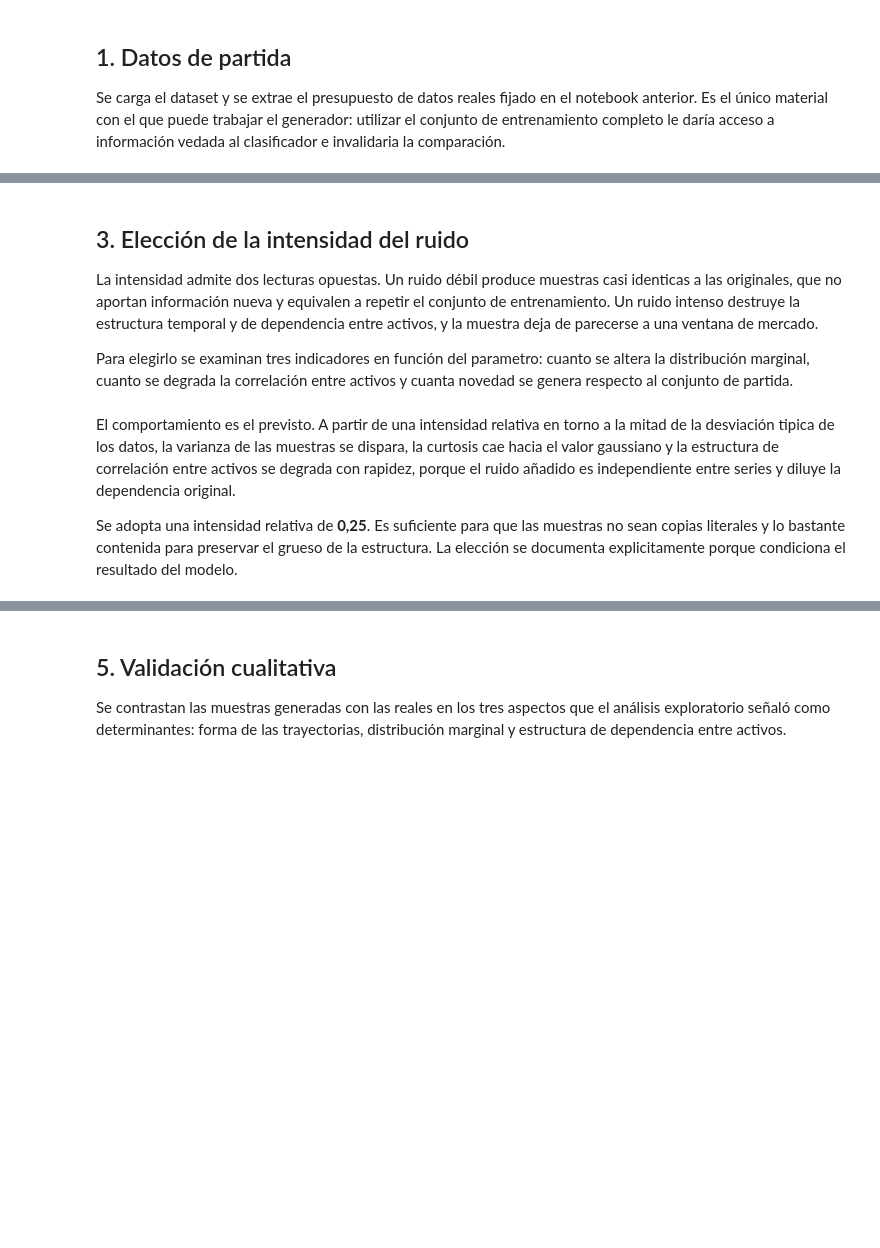
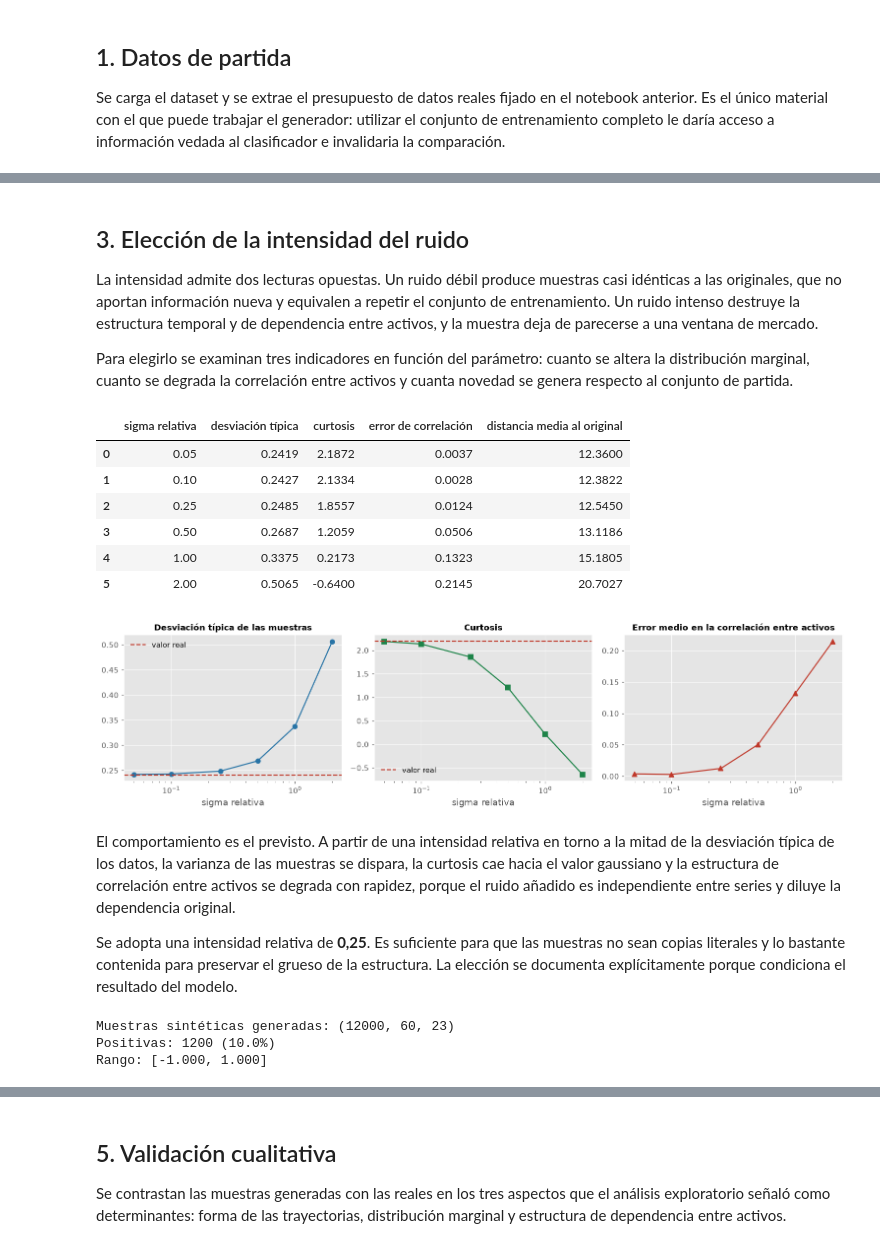
Before and after one commit to raulrodriguezlr/B5-T1, a Jupyter notebook: notebooks/03_generador_ruido.ipynb, the cells around one changed output, grey strips where cells are left out. Saved outputs shown, nothing was run; the diff lists cells and outputs as text; code cells hidden in the pictures; blank space fills up the shorter version.

```diff
--- a/notebooks/03_generador_ruido.ipynb
+++ b/notebooks/03_generador_ruido.ipynb
@@ -120,12 +129,12 @@ print("Generador definido.")
 ## 3. Elección de la intensidad del ruido
 
 La intensidad admite dos lecturas opuestas. Un ruido débil produce muestras casi
-identicas a las originales, que no aportan información nueva y equivalen a
+idénticas a las originales, que no aportan información nueva y equivalen a
 repetir el conjunto de entrenamiento. Un ruido intenso destruye la estructura
 temporal y de dependencia entre activos, y la muestra deja de parecerse a una
 ventana de mercado.
 
-Para elegirlo se examinan tres indicadores en función del parametro: cuanto se
+Para elegirlo se examinan tres indicadores en función del parámetro: cuanto se
 altera la distribución marginal, cuanto se degrada la correlación entre activos
 y cuanta novedad se genera respecto al conjunto de partida.
 # %%
@@ -141,7 +150,7 @@ for s in sigmas:
     corr_s = np.corrcoef(X_s.reshape(-1, X_s.shape[2]).T)
     filas.append({
         "sigma relativa": s,
-        "desviación tipica": float(X_s.std()),
+        "desviación típica": float(X_s.std()),
         "curtosis": float(stats.kurtosis(X_s.ravel())),
         "error de correlación": float(np.abs(corr_s[triangulo] - corr_real[triangulo]).mean()),
         "distancia media al original": float(
@@ -149,45 +158,54 @@ for s in sigmas:
     })
 
 tabla_sigma = pd.DataFrame(filas)
 display(tabla_sigma.round(4))
 
 fig, axes = plt.subplots(1, 3, figsize=(14, 3.7))
-axes[0].plot(tabla_sigma["sigma relativa"], tabla_sigma["desviación tipica"],
+axes[0].plot(tabla_sigma["sigma relativa"], tabla_sigma["desviación típica"],
              marker="o", color="#2874a6")
 axes[0].axhline(X_real.std(), color="#c0392b", linestyle="--", label="valor real")
 axes[0].set_xscale("log")
-axes[0].set_title("Desviación tipica de las muestras")
+axes[0].set_title("Desviación típica de las muestras")
 axes[0].set_xlabel("sigma relativa")
 axes[0].legend()
 
 axes[1].plot(tabla_sigma["sigma relativa"], tabla_sigma["curtosis"],
              marker="s", color="#1e8449")
 axes[1].axhline(stats.kurtosis(X_real.ravel()), color="#c0392b", linestyle="--",
                 label="valor real")
 axes[1].set_xscale("log")
 axes[1].set_title("Curtosis")
 axes[1].set_xlabel("sigma relativa")
 axes[1].legend()
 
 axes[2].plot(tabla_sigma["sigma relativa"], tabla_sigma["error de correlación"],
              marker="^", color="#c0392b")
 axes[2].set_xscale("log")
 axes[2].set_title("Error medio en la correlación entre activos")
 axes[2].set_xlabel("sigma relativa")
 
 fig.tight_layout()
 graficos.guardar(fig, "03_calibracion_sigma")
 plt.show()
+# %% [output]
+|  | sigma relativa | desviación típica | curtosis | error de correlación | distancia media al original |
+| 0 | 0.05 | 0.2419 | 2.1872 | 0.0037 | 12.3600 |
+| 1 | 0.10 | 0.2427 | 2.1334 | 0.0028 | 12.3822 |
+| 2 | 0.25 | 0.2485 | 1.8557 | 0.0124 | 12.5450 |
+| 3 | 0.50 | 0.2687 | 1.2059 | 0.0506 | 13.1186 |
+| 4 | 1.00 | 0.3375 | 0.2173 | 0.1323 | 15.1805 |
+| 5 | 2.00 | 0.5065 | -0.6400 | 0.2145 | 20.7027 |
+[figure, added]
 # %% [markdown]
 El comportamiento es el previsto. A partir de una intensidad relativa en torno a
-la mitad de la desviación tipica de los datos, la varianza de las muestras se
+la mitad de la desviación típica de los datos, la varianza de las muestras se
 dispara, la curtosis cae hacia el valor gaussiano y la estructura de correlación
 entre activos se degrada con rapidez, porque el ruido añadido es independiente
 entre series y diluye la dependencia original.
 
 Se adopta una intensidad relativa de **0,25**. Es suficiente para que las
 muestras no sean copias literales y lo bastante contenida para preservar el
-grueso de la estructura. La elección se documenta explicitamente porque
+grueso de la estructura. La elección se documenta explícitamente porque
 condiciona el resultado del modelo.
 # %%
 SIGMA_RELATIVA = 0.25
@@ -197,9 +215,13 @@ X_synth, y_synth = generar_por_ruido(
     X_real, y_real, N_SINTETICOS, SIGMA_RELATIVA,
     config.PROPORCION_POSITIVOS, semilla=config.SEMILLA)
 
-print(f"Muestras sinteticas generadas: {X_synth.shape}")
+print(f"Muestras sintéticas generadas: {X_synth.shape}")
 print(f"Positivas: {int(y_synth.sum())} ({y_synth.mean():.1%})")
 print(f"Rango: [{X_synth.min():.3f}, {X_synth.max():.3f}]")
+# %% [output]
+Muestras sintéticas generadas: (12000, 60, 23)
+Positivas: 1200 (10.0%)
+Rango: [-1.000, 1.000]
 # %% [markdown]
 ## 4. Curva de convergencia
 
```
Also changed, not shown: parts of 17 cells of this notebook, 13 other files.
